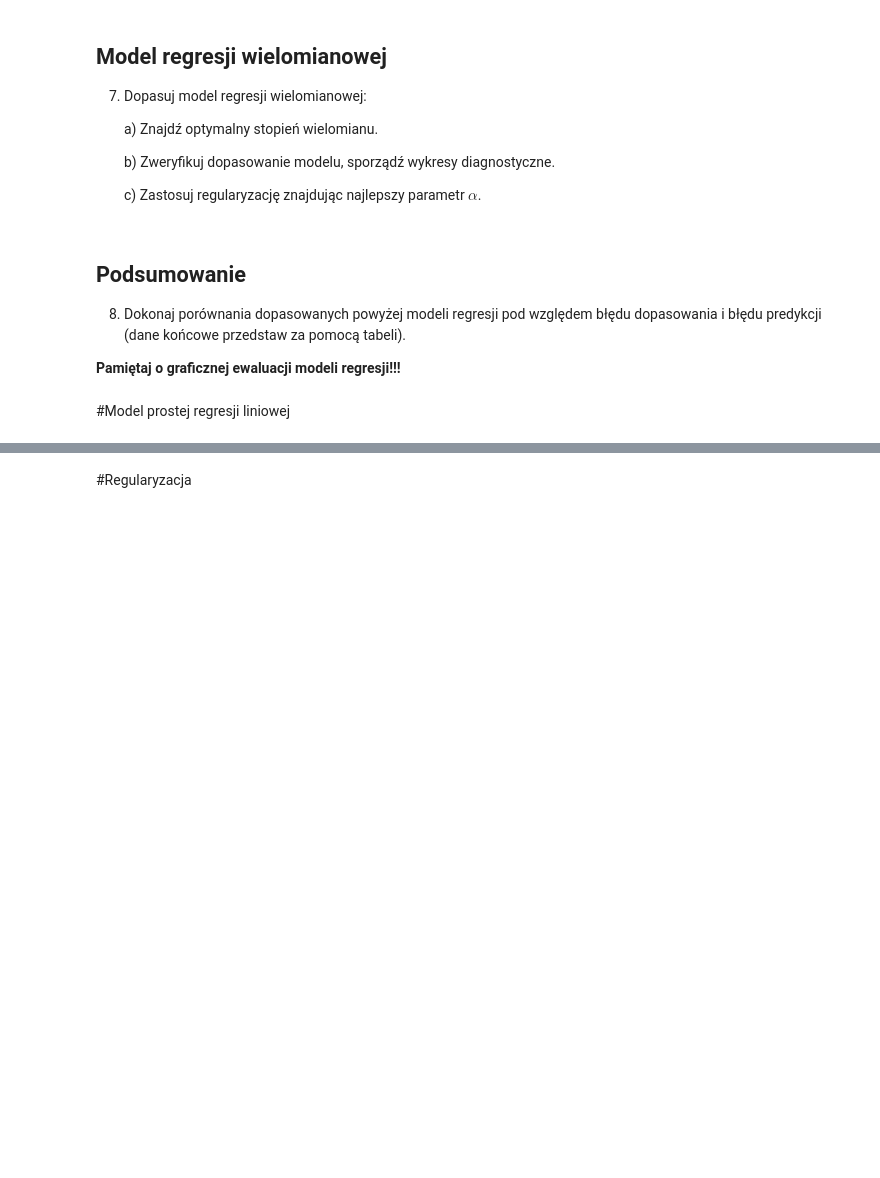
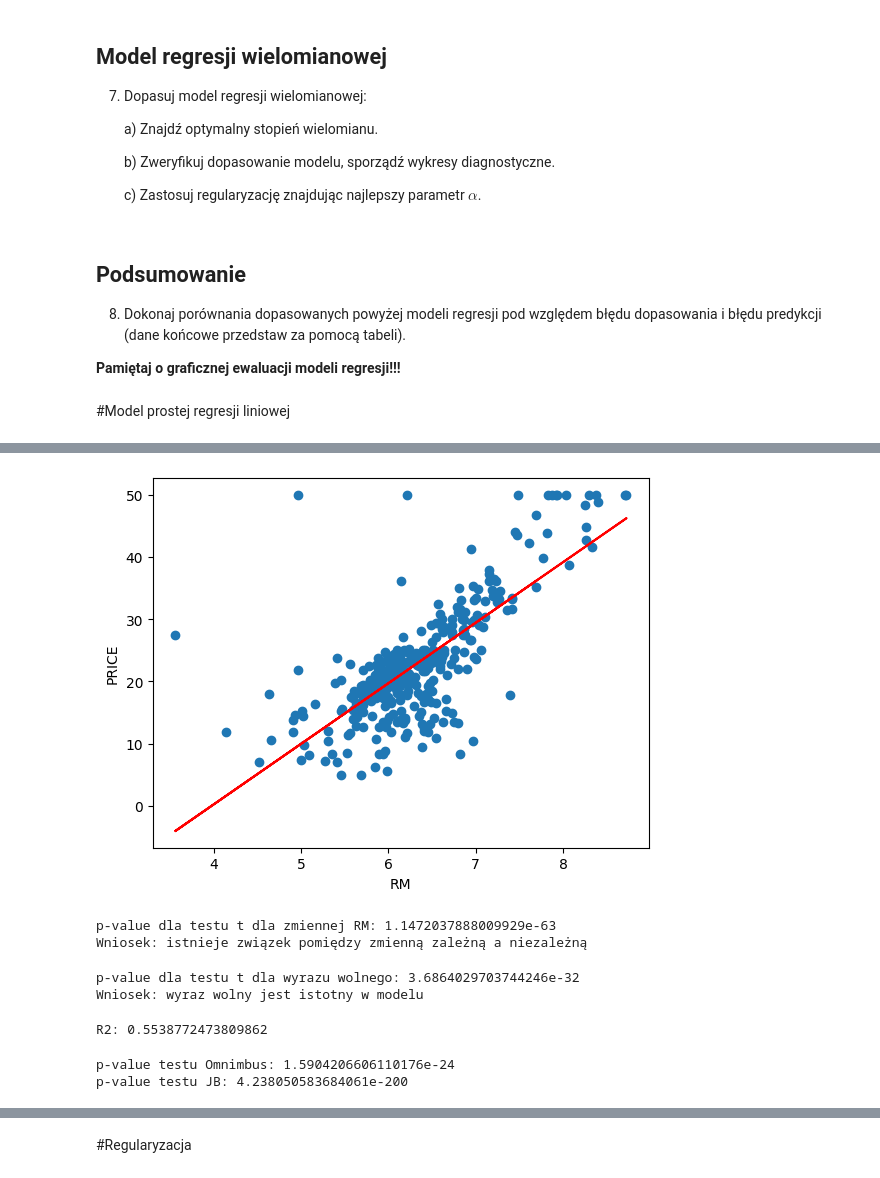
Before and after one commit to RudasKAP/ds08032025regul, a Jupyter notebook: 02_regresja_liniowa_case_study/Case study - Boston House Dataset.ipynb, the cells around one changed output, grey strips where cells are left out. Cells and saved outputs as stored; diff of their text form; code cells hidden in the pictures; blank space fills up the shorter version.

```diff
--- a/02_regresja_liniowa_case_study/Case study - Boston House Dataset.ipynb
+++ b/02_regresja_liniowa_case_study/Case study - Boston House Dataset.ipynb
@@ -103,0 +136,58 @@ warnings.filterwarnings('ignore')
+# %%
+#za pomocą statmodelsa
+x_with_const = sm.add_constant(x_train, prepend=True, has_constant='skip')
+x_test_with_const =  sm.add_constant(x_test, prepend=True, has_constant='skip')
+
+model = sm.OLS(endog=y_train, exog=x_with_const)
+fitted_model = model.fit()
+plt.scatter(x_train,y_train)
+plt.plot(x_train, fitted_model.fittedvalues, color='red')
+plt.xlabel("RM")
+plt.ylabel('PRICE')
+plt.show()
+# %% [output]
+[figure, added]
+# %%
+#4 a)
+# Badamy zwiazek PRICE = b0 + b1 * RM
+
+# a) Czy istnieje związek pomiędzy zmienną zależną a niezależną?
+# H0: b1 = 0
+# H1: b1 != 0
+fitted_model.pvalues
+print("p-value dla testu t dla zmiennej RM: {}".format(fitted_model.pvalues['RM'] ))
+if fitted_model.pvalues['RM'] < 0.05:
+    print("Wniosek: istnieje związek pomiędzy zmienną zależną a niezależną")
+else:
+    print("Wniosek: nie istnieje związek pomiędzy zmienną zależną a niezależną")
+# %% [output]
+p-value dla testu t dla zmiennej RM: 1.1472037888009929e-63
+Wniosek: istnieje związek pomiędzy zmienną zależną a niezależną
+# %%
+# b) Czy wyraz wolny jest istotny w modelu?
+# H0: b0 = 0
+# H1: b0 != 0
+
+print("p-value dla testu t dla wyrazu wolnego: {}".format(fitted_model.pvalues['const'] ))
+if fitted_model.pvalues['RM'] < 0.05:
+    print("Wniosek: wyraz wolny jest istotny w modelu")
+else:
+    print("Wniosek: wyraz wolny nie jest istotny w modelu")
+# %% [output]
+p-value dla testu t dla wyrazu wolnego: 3.6864029703744246e-32
+Wniosek: wyraz wolny jest istotny w modelu
+# %%
+# c) Oblicz i zinterpretuj wartość współczynnika determinacji $R^2$.
+print("R2: {}".format(fitted_model.rsquared))
+# wartość współczynnika determinacji nie jest wystarczająca aby uznać model
+# za wystarczący do wyjaśniania zmiennej PRICE
+# %% [output]
+R2: 0.5538772473809862
+# %%
+# d) Sprawdź, czy spełnione jest założenie o rozkładzie normalnym reszt.
+print("p-value testu Omnimbus: {}".format(stats.normaltest(fitted_model.resid).pvalue))
+print("p-value testu JB: {}".format(stats.jarque_bera(fitted_model.resid)[1]))
+# brak spełnionego załozenia o normalności reszt na podstawie testów statystycznych
+# %% [output]
+p-value testu Omnimbus: 1.5904206606110176e-24
+p-value testu JB: 4.238050583684061e-200
```
Also changed, not shown: parts of 43 cells of this notebook.
